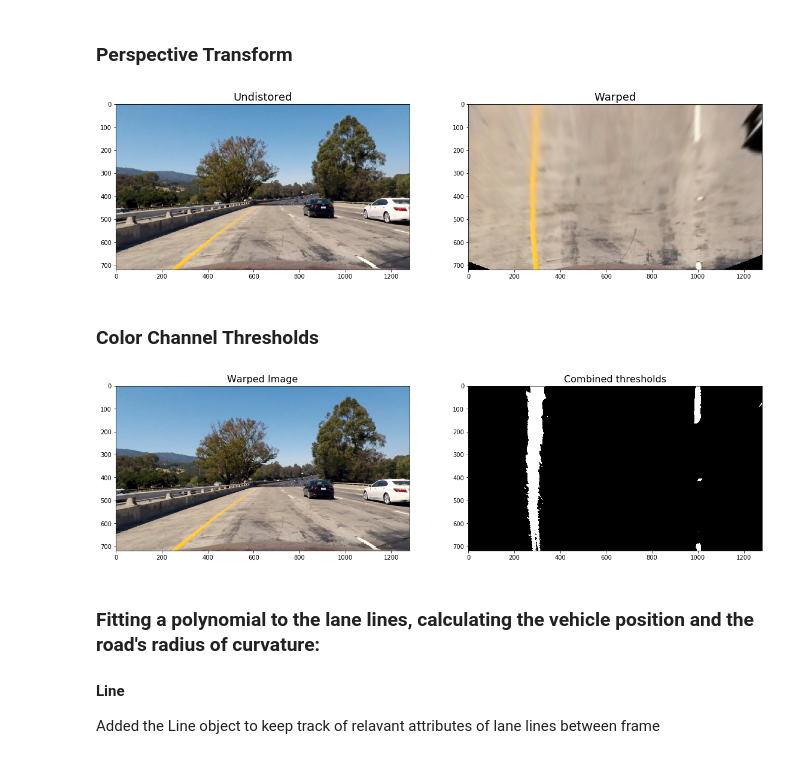
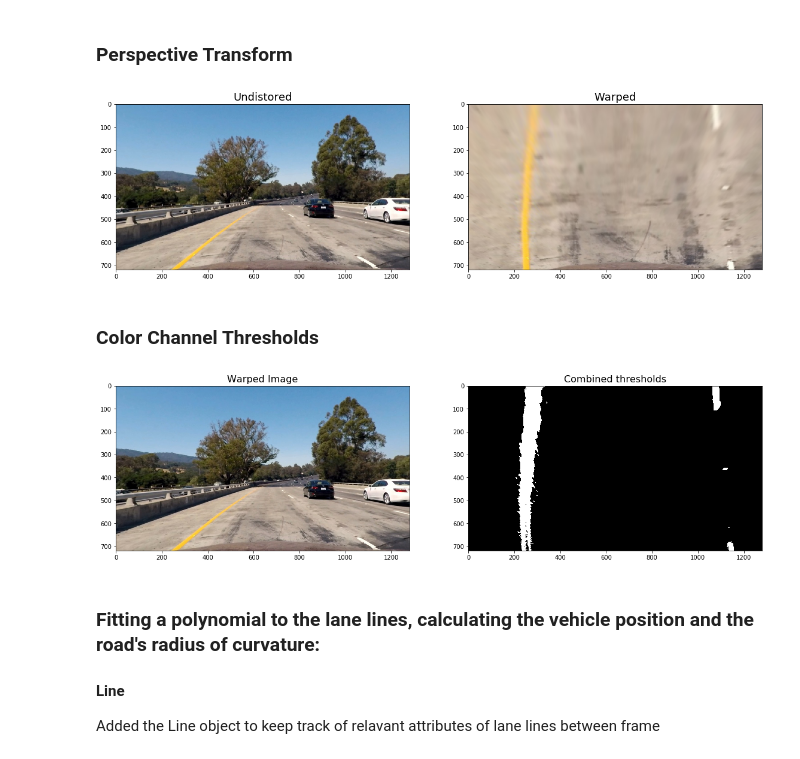
Before and after one commit to khoa-ho/advanced-lane-finding, a Jupyter notebook: P4.ipynb, the cells around one changed output. Cells and saved outputs as stored; diff of their text form; code cells hidden in the pictures.

```diff
--- a/P4.ipynb
+++ b/P4.ipynb
@@ -93,18 +93,18 @@ for image in images[0:1]:
 # Perform perspective transform to get an 'bird-eye' view of the road
 def transform_perspective(undist):
     offset = 0
-#     src = np.float32([[490, 482],[810, 482],
-#                       [1250, 720],[40, 720]])
-#     dst = np.float32([[0, 0], [1280, 0],
-#                      [1250, 720],[40, 720]])
-    src = np.float32([[569, 478],
-                      [753, 478],
-                      [1139, 719],
-                      [258, 719]])
-    dst = np.float32([[300, 0],
-                      [1000, 0],
-                      [1000, 719],
-                      [300, 719]])
+#     src = np.float32([[569, 478],
+#                       [753, 478],
+#                       [1139, 719],
+#                       [258, 719]])
+#     dst = np.float32([[300, 0],
+#                       [1000, 0],
+#                       [1000, 719],
+#                       [300, 719]])
+    src = np.float32([[490, 482],[810, 482],
+                      [1250, 720],[40, 720]])
+    dst = np.float32([[0, 0], [1280, 0],
+                     [1250, 720],[40, 720]])
     M = cv2.getPerspectiveTransform(src, dst)
     Minv = cv2.getPerspectiveTransform(dst, src)
     warped = cv2.warpPerspective(undist, M, img_size)
@@ -118,12 +118,15 @@ for image in images[0:1]:
     save_img(image, "warped", warped)
     visualize(img, warped, "Undistored", "Warped")
 # %% [output]
-[figure, old version]
+[figure, new version]
 # %% [markdown]
 ### Color Channel Thresholds
 # %%
 # Create binary thresholded images to reveal lane line pixels
-def apply_thresholds(b_channel, l_channel):
+def apply_thresholds(img):
+    b_channel = cv2.cvtColor(warped, cv2.COLOR_BGR2Lab)[:,:,2]
+    l_channel = cv2.cvtColor(warped, cv2.COLOR_BGR2LUV)[:,:,0]
+
     b_thresh_min = 145
     b_thresh_max = 200
     b_binary = np.zeros_like(b_channel)
@@ -140,22 +143,22 @@ def apply_thresholds(b_channel, l_channel):
 # %%
 images = glob.glob(os.path.join(load_path, 'test*.jpg'))
 for image in images[0:1]:
     img = cv2.imread(image)
     undist = undistort(img)
     warped = transform_perspective(undist)[0]
-    b_channel = cv2.cvtColor(warped, cv2.COLOR_BGR2Lab)[:,:,2]
-    l_channel = cv2.cvtColor(warped, cv2.COLOR_BGR2LUV)[:,:,0]
-    combined_binary = apply_thresholds(b_channel, l_channel)
+#     b_channel = cv2.cvtColor(warped, cv2.COLOR_BGR2Lab)[:,:,2]
+#     l_channel = cv2.cvtColor(warped, cv2.COLOR_BGR2LUV)[:,:,0]
+    combined_binary = apply_thresholds(warped)
     save_img(image, "thresholded", combined_binary)
 
     f, (ax1, ax2) = plt.subplots(1, 2, figsize=(15,15))
     ax1.set_title('Warped Image', fontsize=16)
     ax1.imshow(cv2.cvtColor(img, cv2.COLOR_BGR2RGB).astype('uint8'))
     ax2.set_title('Combined thresholds', fontsize=16)
     ax2.imshow(combined_binary, cmap='gray')
     plt.subplots_adjust(left=0., right=1, top=0.9, bottom=0.)
 # %% [output]
-[figure, old version]
+[figure, new version]
 # %% [markdown]
 ### Fitting a polynomial to the lane lines, calculating the vehicle position and the road's radius of curvature:
 
```
Also changed, not shown: parts of 7 cells of this notebook, 4 other files.
